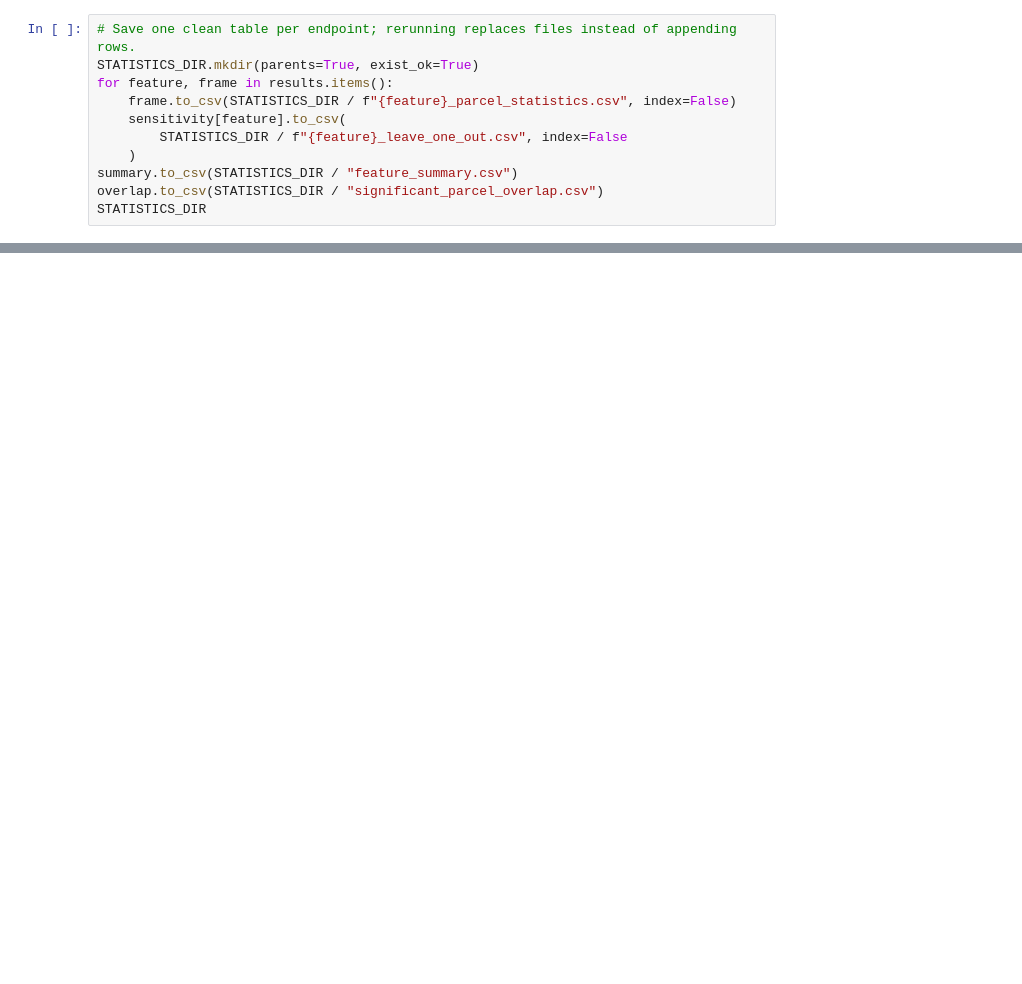
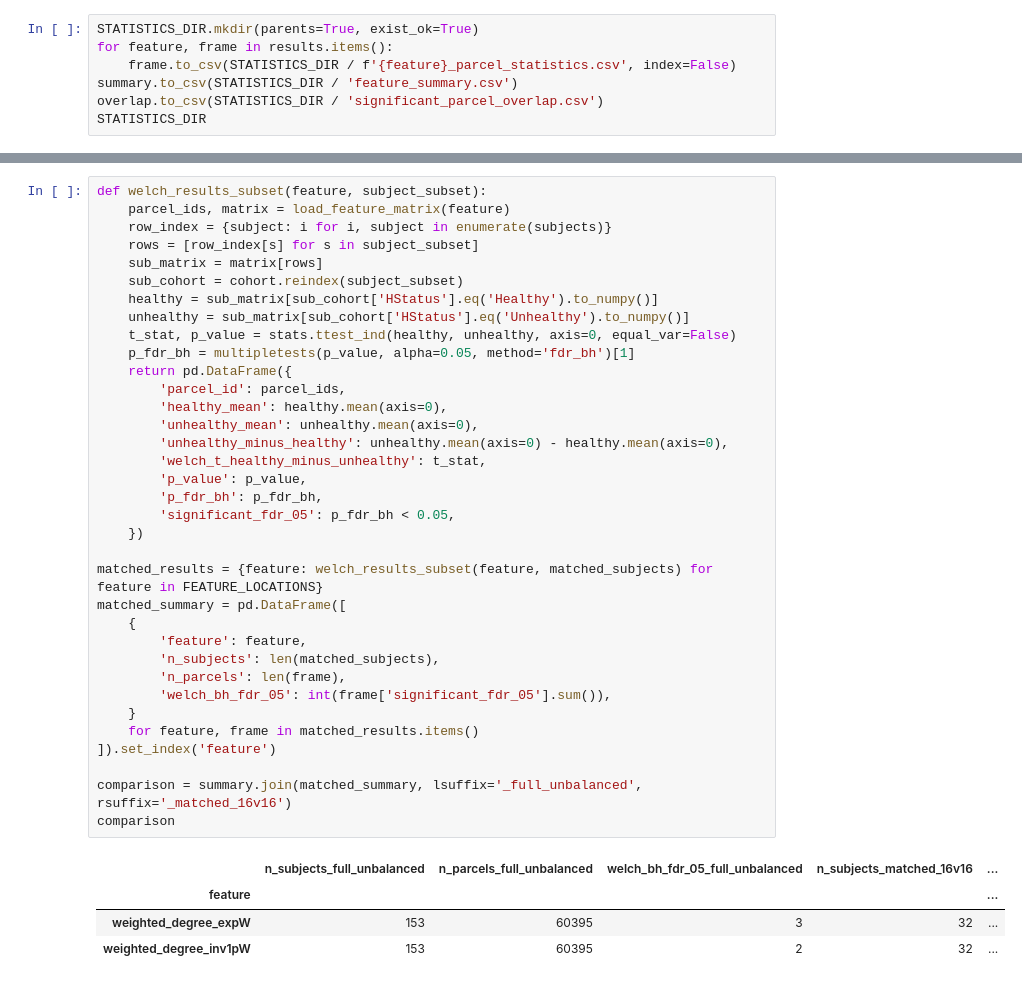
Before and after one commit to Lvcaa/parcellating_dbm, a Jupyter notebook: scripts/analysis/t_tests.ipynb, the cells around one changed output, grey strips where cells are left out. Cells and saved outputs as stored; diff of their text form; blank space fills up the shorter version.

```diff
--- a/scripts/analysis/t_tests.ipynb
+++ b/scripts/analysis/t_tests.ipynb
@@ -79,11 +153,7 @@ results[feature].sort_values("p_fdr_bh").loc[
 # %%
-# Save one clean table per endpoint; rerunning replaces files instead of appending rows.
 STATISTICS_DIR.mkdir(parents=True, exist_ok=True)
 for feature, frame in results.items():
-    frame.to_csv(STATISTICS_DIR / f"{feature}_parcel_statistics.csv", index=False)
-    sensitivity[feature].to_csv(
-        STATISTICS_DIR / f"{feature}_leave_one_out.csv", index=False
-    )
-summary.to_csv(STATISTICS_DIR / "feature_summary.csv")
-overlap.to_csv(STATISTICS_DIR / "significant_parcel_overlap.csv")
+    frame.to_csv(STATISTICS_DIR / f'{feature}_parcel_statistics.csv', index=False)
+summary.to_csv(STATISTICS_DIR / 'feature_summary.csv')
+overlap.to_csv(STATISTICS_DIR / 'significant_parcel_overlap.csv')
 STATISTICS_DIR
@@ -91,0 +233,40 @@ Permutation/max-T confirmation is deliberately deferred until the corrected 267-
+# %%
+def welch_results_subset(feature, subject_subset):
+    parcel_ids, matrix = load_feature_matrix(feature)
+    row_index = {subject: i for i, subject in enumerate(subjects)}
+    rows = [row_index[s] for s in subject_subset]
+    sub_matrix = matrix[rows]
+    sub_cohort = cohort.reindex(subject_subset)
+    healthy = sub_matrix[sub_cohort['HStatus'].eq('Healthy').to_numpy()]
+    unhealthy = sub_matrix[sub_cohort['HStatus'].eq('Unhealthy').to_numpy()]
+    t_stat, p_value = stats.ttest_ind(healthy, unhealthy, axis=0, equal_var=False)
+    p_fdr_bh = multipletests(p_value, alpha=0.05, method='fdr_bh')[1]
+    return pd.DataFrame({
+        'parcel_id': parcel_ids,
+        'healthy_mean': healthy.mean(axis=0),
+        'unhealthy_mean': unhealthy.mean(axis=0),
+        'unhealthy_minus_healthy': unhealthy.mean(axis=0) - healthy.mean(axis=0),
+        'welch_t_healthy_minus_unhealthy': t_stat,
+        'p_value': p_value,
+        'p_fdr_bh': p_fdr_bh,
+        'significant_fdr_05': p_fdr_bh < 0.05,
+    })
+
+matched_results = {feature: welch_results_subset(feature, matched_subjects) for feature in FEATURE_LOCATIONS}
+matched_summary = pd.DataFrame([
+    {
+        'feature': feature,
+        'n_subjects': len(matched_subjects),
+        'n_parcels': len(frame),
+        'welch_bh_fdr_05': int(frame['significant_fdr_05'].sum()),
+    }
+    for feature, frame in matched_results.items()
+]).set_index('feature')
+
+comparison = summary.join(matched_summary, lsuffix='_full_unbalanced', rsuffix='_matched_16v16')
+comparison
+# %% [output]
+|  | n_subjects_full_unbalanced | n_parcels_full_unbalanced | welch_bh_fdr_05_full_unbalanced | n_subjects_matched_16v16 | ... |
+| feature |  |  |  |  | ... |
+| weighted_degree_expW | 153 | 60395 | 3 | 32 | ... |
+| weighted_degree_inv1pW | 153 | 60395 | 2 | 32 | ... |
```
Also changed, not shown: parts of 13 cells of this notebook.
